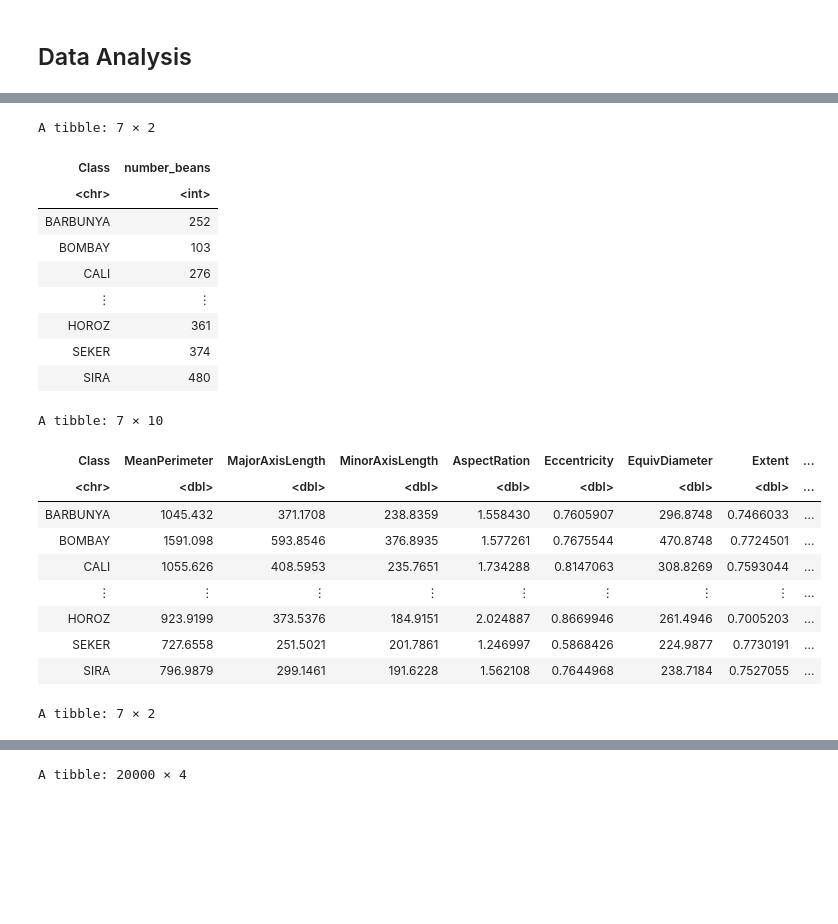
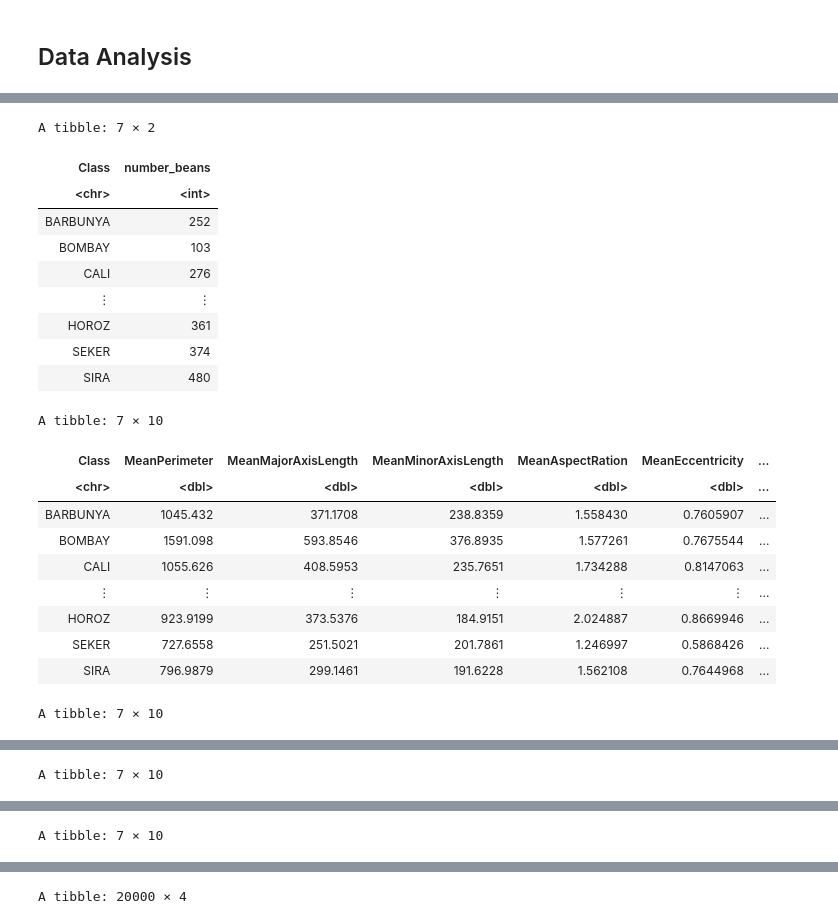
Before and after one commit to dhawal-rathore/DSCI100-Group-Project, a Jupyter notebook: FinalProject.ipynb, the cells around one changed output, grey strips where cells are left out. Saved outputs shown, nothing was run; the diff lists cells and outputs as text; code cells hidden in the pictures; blank space fills up the shorter version.

```diff
--- a/FinalProject.ipynb
+++ b/FinalProject.ipynb
@@ -86,44 +107,94 @@ bean_number_table <- bean_data |>
     summarize(number_beans = n())
 
 bean_number_table
 
+#Table of the mean values for every predictor and bean class
 bean_mean_table <- bean_data |>
     group_by(Class) |>
     summarize(across(Perimeter:Compactness, mean, na.rm = TRUE))
 
 bean_mean_table <- rename(bean_mean_table,
                           MeanPerimeter = Perimeter,
                          MeanMajorAxisLength = MajorAxisLength,
                          MeanMinorAxisLength = MinorAxisLength,
                          MeanAspectRation = AspectRation,
-                         MeanEccentricity)
+                         MeanEccentricity = Eccentricity,
+                         MeanEquivDiameter = EquivDiameter,
+                         MeanExtent = Extent,
+                         MeanRoundness = roundness,
+                         MeanCompactness = Compactness)
 
 bean_mean_table
 
-bean_maximum_table <- bean_data |>
+#Table of the standard deviation for every predictor and bean class
+bean_sd_table <- bean_data |>
     group_by(Class) |>
-    summarize(max_perimeter = max(Perimeter))
+    summarize(across(Perimeter:Compactness, sd, na.rm = TRUE))
 
-bean_summary_table
+bean_sd_table <- rename(bean_sd_table,
+                          SDPerimeter = Perimeter,
+                         SDMajorAxisLength = MajorAxisLength,
+                         SDMinorAxisLength = MinorAxisLength,
+                         SDAspectRation = AspectRation,
+                         SDEccentricity = Eccentricity,
+                         SDEquivDiameter = EquivDiameter,
+                         SDExtent = Extent,
+                         SDRoundness = roundness,
+                         SDCompactness = Compactness)
+bean_sd_table
+
+#Table of the maximum value for every predictor and bean class
+bean_max_table <- bean_data |>
+    group_by(Class) |>
+    summarize(across(Perimeter:Compactness, max, na.rm = TRUE))
+
+bean_max_table <- rename(bean_max_table,
+                          MaxPerimeter = Perimeter,
+                         MaxMajorAxisLength = MajorAxisLength,
+                         MaxMinorAxisLength = MinorAxisLength,
+                         MaxAspectRation = AspectRation,
+                         MaxEccentricity = Eccentricity,
+                         MaxEquivDiameter = EquivDiameter,
+                         MaxExtent = Extent,
+                         MaxRoundness = roundness,
+                         MaxCompactness = Compactness)
+bean_max_table
+
+#Table of the minimum value for every predictor and bean class
+bean_min_table <- bean_data |>
+    group_by(Class) |>
+    summarize(across(Perimeter:Compactness, min, na.rm = TRUE))
+
+bean_min_table <- rename(bean_min_table,
+                          MinPerimeter = Perimeter,
+                         MinMajorAxisLength = MajorAxisLength,
+                         MinMinorAxisLength = MinorAxisLength,
+                         MinAspectRation = AspectRation,
+                         MinEccentricity = Eccentricity,
+                         MinEquivDiameter = EquivDiameter,
+                         MinExtent = Extent,
+                         MinRoundness = roundness,
+                         MinCompactness = Compactness)
+bean_min_table
 # %% [output]
 A tibble: 7 × 2
 | Class | number_beans |
 | <chr> | <int> |
 | BARBUNYA | 252 |
 | BOMBAY | 103 |
 | CALI | 276 |
 | ⋮ | ⋮ |
 | HOROZ | 361 |
 | SEKER | 374 |
 | SIRA | 480 |
 A tibble: 7 × 10
-| Class | MeanPerimeter | MajorAxisLength | MinorAxisLength | AspectRation | Eccentricity | EquivDiameter | Extent | ... |
-| <chr> | <dbl> | <dbl> | <dbl> | <dbl> | <dbl> | <dbl> | <dbl> | ... |
-| BARBUNYA | 1045.432 | 371.1708 | 238.8359 | 1.558430 | 0.7605907 | 296.8748 | 0.7466033 | ... |
-| BOMBAY | 1591.098 | 593.8546 | 376.8935 | 1.577261 | 0.7675544 | 470.8748 | 0.7724501 | ... |
-| CALI | 1055.626 | 408.5953 | 235.7651 | 1.734288 | 0.8147063 | 308.8269 | 0.7593044 | ... |
-| ⋮ | ⋮ | ⋮ | ⋮ | ⋮ | ⋮ | ⋮ | ⋮ | ... |
-| HOROZ | 923.9199 | 373.5376 | 184.9151 | 2.024887 | 0.8669946 | 261.4946 | 0.7005203 | ... |
-| SEKER | 727.6558 | 251.5021 | 201.7861 | 1.246997 | 0.5868426 | 224.9877 | 0.7730191 | ... |
-| SIRA | 796.9879 | 299.1461 | 191.6228 | 1.562108 | 0.7644968 | 238.7184 | 0.7527055 | ... |
+| Class | MeanPerimeter | MeanMajorAxisLength | MeanMinorAxisLength | MeanAspectRation | MeanEccentricity | ... |
+| <chr> | <dbl> | <dbl> | <dbl> | <dbl> | <dbl> | ... |
+| BARBUNYA | 1045.432 | 371.1708 | 238.8359 | 1.558430 | 0.7605907 | ... |
+| BOMBAY | 1591.098 | 593.8546 | 376.8935 | 1.577261 | 0.7675544 | ... |
+| CALI | 1055.626 | 408.5953 | 235.7651 | 1.734288 | 0.8147063 | ... |
+| ⋮ | ⋮ | ⋮ | ⋮ | ⋮ | ⋮ | ... |
+| HOROZ | 923.9199 | 373.5376 | 184.9151 | 2.024887 | 0.8669946 | ... |
+| SEKER | 727.6558 | 251.5021 | 201.7861 | 1.246997 | 0.5868426 | ... |
+| SIRA | 796.9879 | 299.1461 | 191.6228 | 1.562108 | 0.7644968 | ... |
-A tibble: 7 × 2
+A tibble: 7 × 10
@@ -138,0 +210 @@ A tibble: 7 × 2
+A tibble: 7 × 10
@@ -138,0 +220 @@ A tibble: 7 × 2
+A tibble: 7 × 10
```
Also changed, not shown: parts of 5 cells of this notebook.
